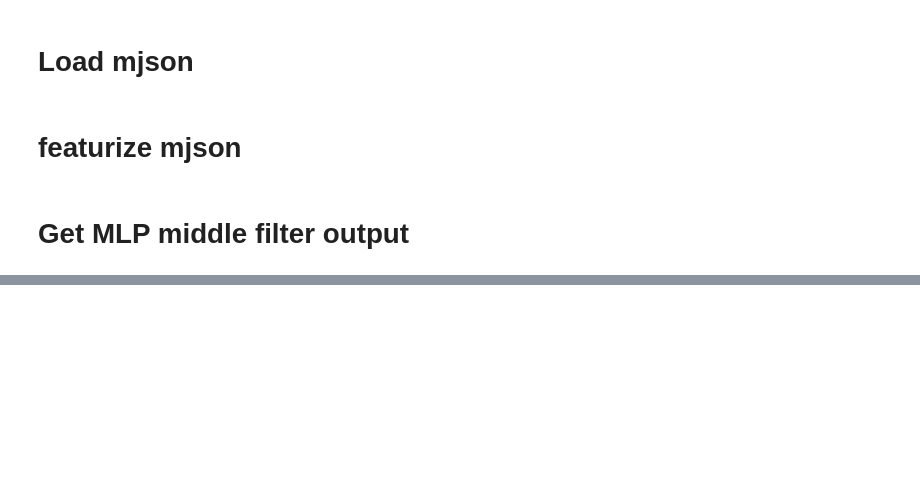
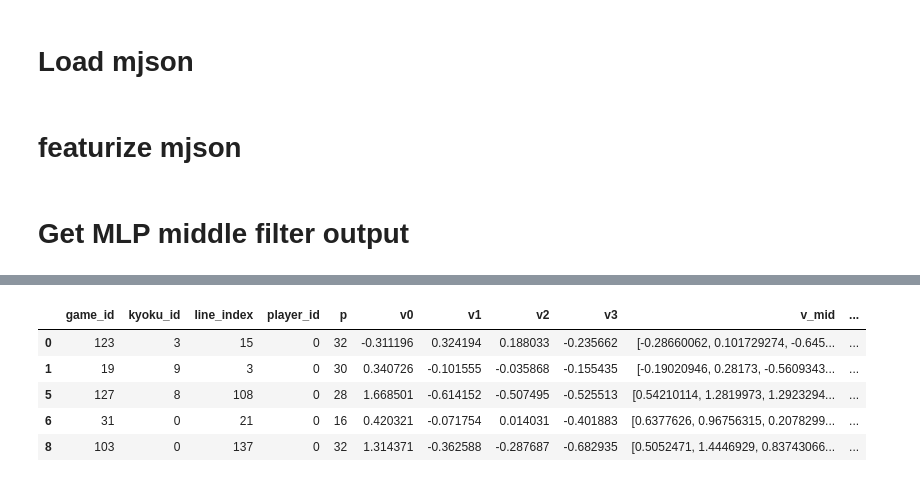
Before and after one commit to rick0000/mjaigym, a Jupyter notebook: mapping.ipynb, the cells around one changed output, grey strips where cells are left out. Drawn from its saved outputs; the diff is of its cells as text; code cells hidden in the pictures; blank space fills up the shorter version.

```diff
--- a/mapping.ipynb
+++ b/mapping.ipynb
@@ -60,0 +79,24 @@ dataset
+# %%
+%%time
+import random
+
+def convert_player_oriented(player_id, rewards):
+    return [
+            rewards[player_id],
+            rewards[(player_id+1)%4],
+            rewards[(player_id+2)%4],
+            rewards[(player_id+3)%4],
+        ]
+
+
+states = random.sample(states, min(1024,len(states)))
+
+game_ids = [s[0] for s in states]
+kyoku_ids = [s[1] for s in states]
+line_indexs = [s[2] for s in states]
+player_ids = [s[3] for s in states]
+dahai_states = [s[4] for s in states]
+rewards = [s[5] for s in states]
+player_oriented_rewards = [convert_player_oriented(player_ids[i], rewards[i]) for i in range(len(rewards))]
+
+ps, vs, v_mids, p_mids = model.predict(dahai_states)
@@ -60,0 +106,28 @@ dataset
+# %%
+
+
+dataset =pd.DataFrame({
+    "game_id":game_ids,
+    "kyoku_id":kyoku_ids,
+    "line_index":line_indexs,
+    "player_id":player_ids,
+    "p":[np.argmax(p) for p in ps],
+    "v0":[v[0] for v in vs],
+    "v1":[v[1] for v in vs],
+    "v2":[v[2] for v in vs],
+    "v3":[v[3] for v in vs],
+    "v_mid":[v_mid for v_mid in v_mids],
+    "p_mid":[p_mid for p_mid in p_mids],
+    "player_oriented_reward0":[pr[0] for pr in player_oriented_rewards],
+    "player_oriented_reward1":[pr[1] for pr in player_oriented_rewards],
+    "player_oriented_reward2":[pr[2] for pr in player_oriented_rewards],
+    "player_oriented_reward3":[pr[3] for pr in player_oriented_rewards],
+    })
+dataset[dataset.player_id==0].head()
+# %% [output]
+|  | game_id | kyoku_id | line_index | player_id | p | v0 | v1 | v2 | v3 | v_mid | ... |
+| 0 | 123 | 3 | 15 | 0 | 32 | -0.311196 | 0.324194 | 0.188033 | -0.235662 | [-0.28660062, 0.101729274, -0.645... | ... |
+| 1 | 19 | 9 | 3 | 0 | 30 | 0.340726 | -0.101555 | -0.035868 | -0.155435 | [-0.19020946, 0.28173, -0.5609343... | ... |
+| 5 | 127 | 8 | 108 | 0 | 28 | 1.668501 | -0.614152 | -0.507495 | -0.525513 | [0.54210114, 1.2819973, 1.2923294... | ... |
+| 6 | 31 | 0 | 21 | 0 | 16 | 0.420321 | -0.071754 | 0.014031 | -0.401883 | [0.6377626, 0.96756315, 0.2078299... | ... |
+| 8 | 103 | 0 | 137 | 0 | 32 | 1.314371 | -0.362588 | -0.287687 | -0.682935 | [0.5052471, 1.4446929, 0.83743066... | ... |
```
Also changed, not shown: parts of 14 cells of this notebook, 4 other files.
